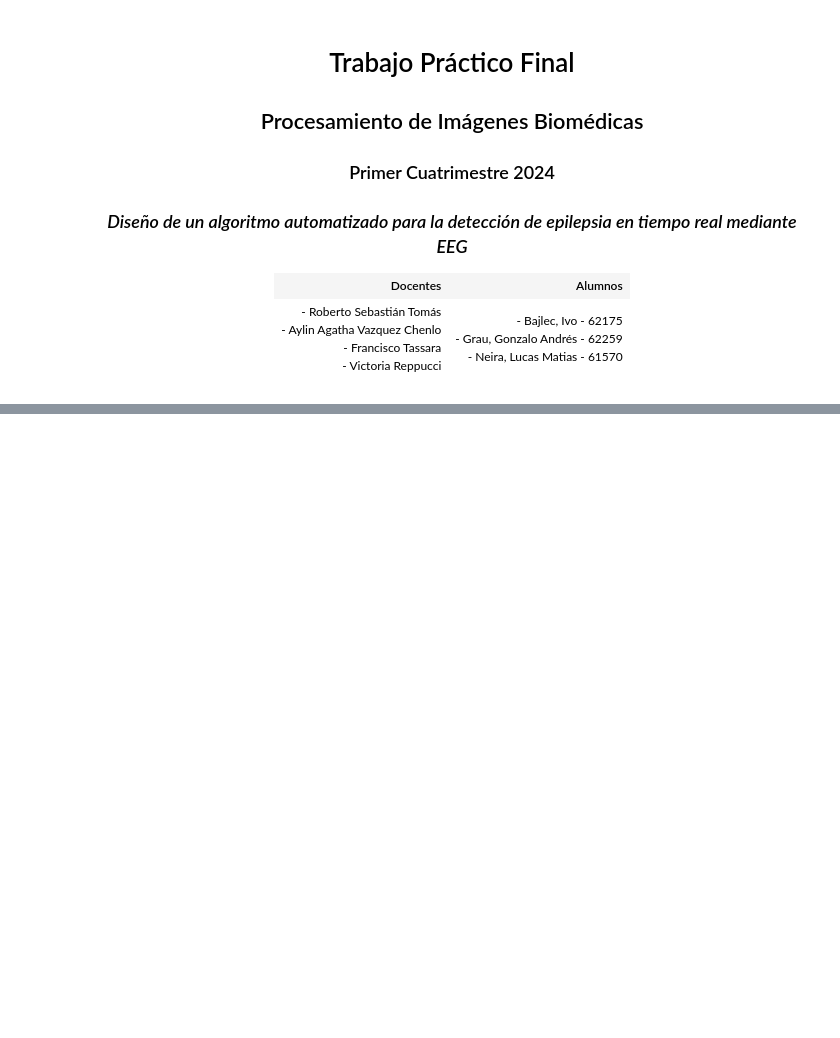
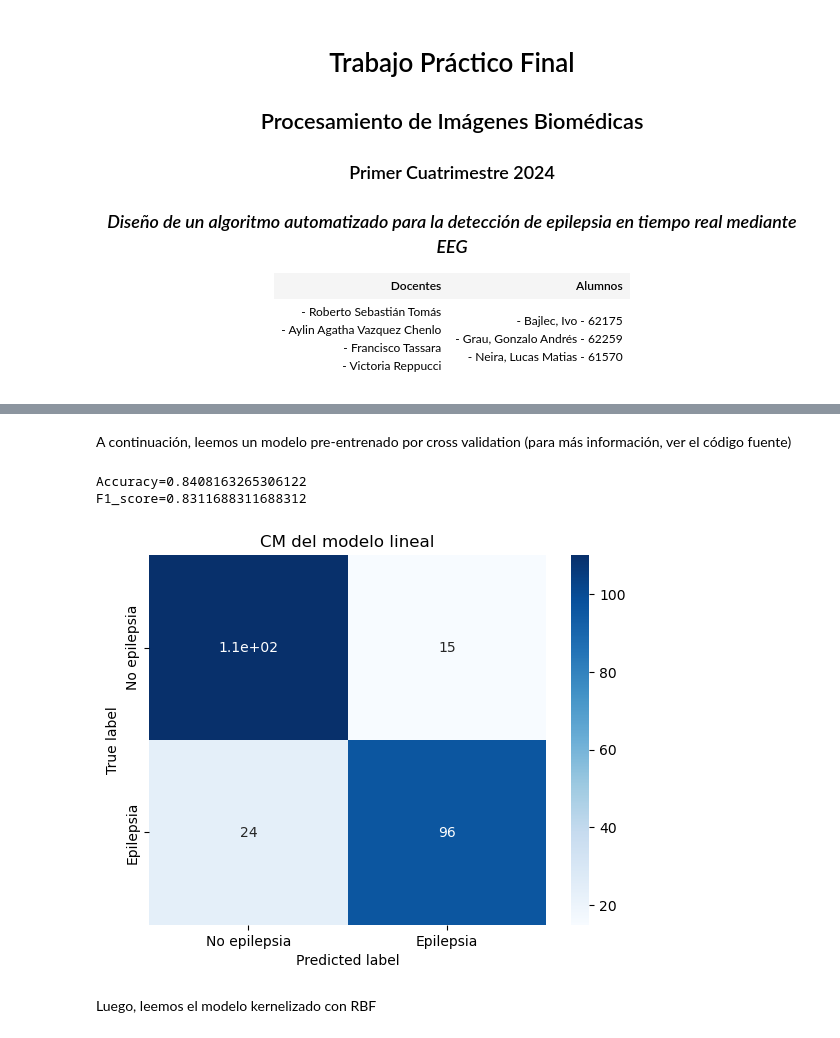
Before and after one commit to gonzagrau/epilepsy_detection, a Jupyter notebook: informe-final-PSIB-BGN.ipynb, the cells around one changed output, grey strips where cells are left out. Cells and saved outputs as stored; diff of their text form; code cells hidden in the pictures; blank space fills up the shorter version.

```diff
--- a/informe-final-PSIB-BGN.ipynb
+++ b/informe-final-PSIB-BGN.ipynb
@@ -63,0 +255,21 @@ CONCLUSIÓN:
+# %%
+DATASET_DIR = r"../eeg_dataset/physionet.org/files/siena-scalp-eeg/1.0.0/"
+edf_names = []
+seizure_events = []
+
+for directory in os.listdir(DATASET_DIR):
+    print('='*50)
+    print(f"{directory: ^50}")
+    print('='*50)
+
+    for filename in os.listdir(os.path.join(DATASET_DIR, directory)):
+        if '.edf' in filename:
+            edf_names.append(f"{DATASET_DIR}/{directory}/{filename}")
+        elif '.txt' in filename:
+            new_seizures = get_seizure_events(f"{DATASET_DIR}/{directory}/{filename}")
+            seizure_events.extend(new_seizures)
+            for event in new_seizures:
+                print('\n'.join([f"{key}: {val}" for key, val in event.items()]))
+                print()
+
+print(edf_names)
@@ -63,0 +375,27 @@ CONCLUSIÓN:
+# %%
+train_x, test_x, train_y, test_y = train_test_split(df_fv, labels_arr, test_size=0.2, random_state=0)
+# %% [markdown]
+A continuación, leemos un modelo pre-entrenado por cross validation (para más información, ver el código fuente)
+# %%
+with open(r'pretrained_models/2-ch-gonza.pkl', 'rb') as file:
+    modelo_leido_lineal = pickle.load(file)
+# %%
+clasificaciones = ["No epilepsia","Epilepsia"]
+predictions = modelo_leido_lineal.predict(test_x)
+Accuracy = accuracy_score(test_y, predictions)
+F1_score = f1_score(test_y, predictions)
+
+print(f"{Accuracy=}" + '\n' + f"{F1_score=}" )
+
+cm = confusion_matrix(test_y, predictions)
+cm_df = pd.DataFrame(data=cm,index=clasificaciones,columns=clasificaciones)
+ax = sns.heatmap(cm_df, cmap='Blues', annot=True)
+ax.set_title('CM del modelo lineal')
+ax.set_xlabel("Predicted label")
+ax.set_ylabel("True label");
+# %% [output]
+Accuracy=0.8408163265306122
+F1_score=0.8311688311688312
+[figure, added]
+# %% [markdown]
+Luego, leemos el modelo kernelizado con RBF
```
Also changed, not shown: parts of 49 cells of this notebook, 4 other files.
